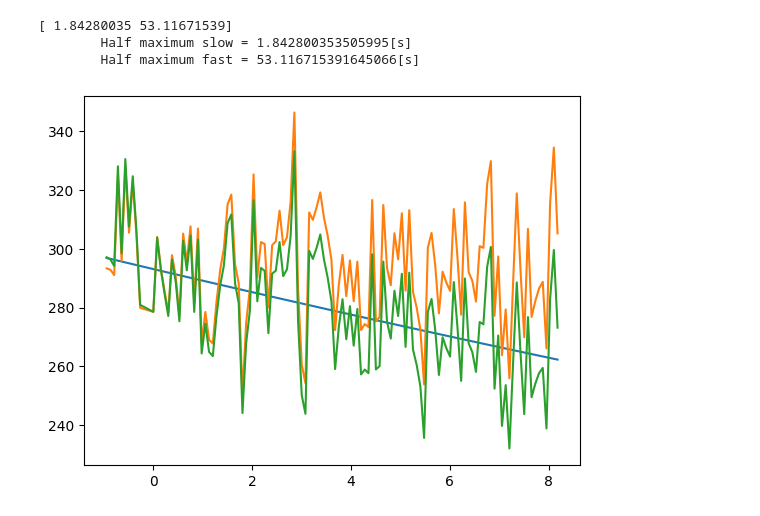
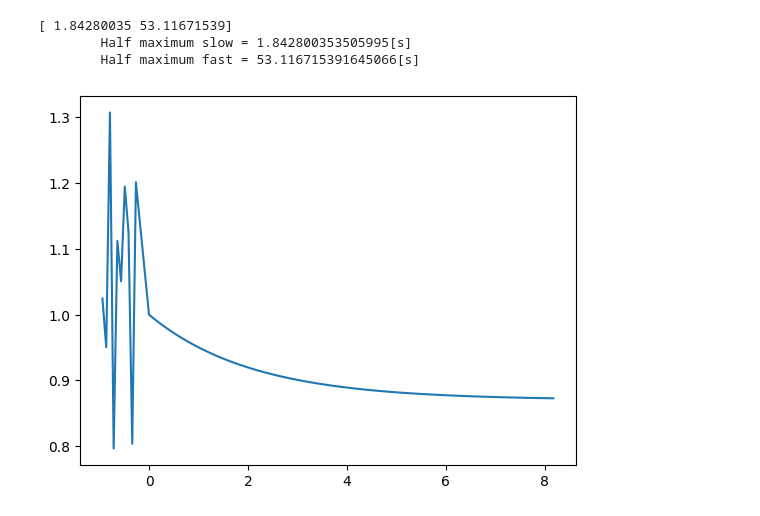
Before and after one commit to amarcosv/FRAP-analysis-younglab, a Jupyter notebook: src/load_test.ipynb, the cells around one changed output. Saved outputs shown, nothing was run; the diff lists cells and outputs as text; code cells hidden in the pictures.

```diff
--- a/src/load_test.ipynb
+++ b/src/load_test.ipynb
@@ -2,9 +2,9 @@
 %reload_ext autoreload
 %autoreload 2
 
-import io_tools
-import processing_tools
-import frap_tools
+import tools.io_tools as io_tools
+import tools.processing_tools as processing_tools
+import tools.frap_tools as frap_tools
 from matplotlib import pyplot as plt
 import pandas as pd
 import matplotlib.patches as patches
@@ -14,9 +14,12 @@ from skimage.color import label2rgb
 
 imPath = "D:\\Projects\\Shannon\\FRAP analysis\\images\\test\\dish1_ASS1WT_0mMH2O2_0mMNAC-#roi-09-Airyscan Processing-02.czi"
 #imPath = "D:\\Projects\Shannon\\FRAP analysis\\images\\20250115_MeCP2_FRAP_processed\\dish1_MECP2WT-#roi-07-Airyscan Processing-07.czi"
+imPath = "Z:\\Shannon\\20250226_MeCP2\\MUT\\dish7_MECP2MUT-#roi-08-Airyscan Processing-19.czi"
+imPath = "D:\\Projects\\Shannon\\FRAP analysis\\images\\batch_two_group_test\\MUT\\dish6_MECP2MUT-#roi-02-Airyscan Processing-94.czi"
 
-roiData,regions, image, frap_experiment = frap_tools.import_FRAP_data(imPath, True)
-roiData, frap_experiment = frap_tools.run_FRAP_analysis(roiData, frap_experiment, 2)
+
+roiData,regions, image, frap_experiment = frap_tools.import_FRAP_data(imPath, False)
+roiData, frap_experiment = frap_tools.run_FRAP_analysis(roiData, frap_experiment, 1)
 
 #for region in regions.iterrows():
 #    print(region)
@@ -167,9 +171,9 @@ else:
         Half maximum slow = 1.842800353505995[s]
         Half maximum fast = 53.116715391645066[s]
 # %%
-plt.plot(roiData['timestamp_frap'],roiData['reference_decay_curve'])
-plt.plot(roiData['timestamp_frap'],roiData['reference_photo_corr'])
-plt.plot(roiData['timestamp_frap'],roiData['reference'])
+plt.plot(roiData['timestamp_frap'],roiData['ref_norm'])
+#plt.plot(roiData['timestamp_frap'],roiData['reference_photo_corr'])
+#plt.plot(roiData['timestamp_frap'],roiData['reference'])
 plt.show()
 # %% [output]
-[figure, old version]
+[figure, new version]
```
Also changed, not shown: parts of 1 cell of this notebook, 4 other files.
